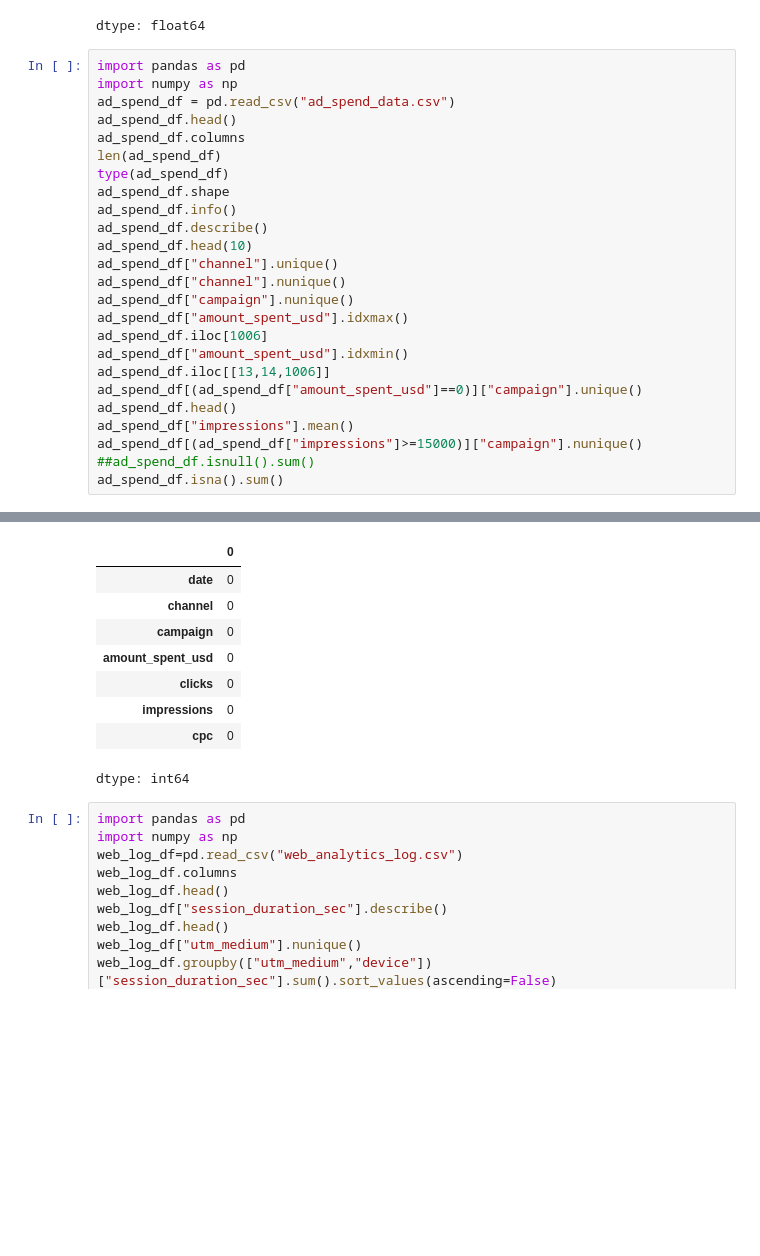
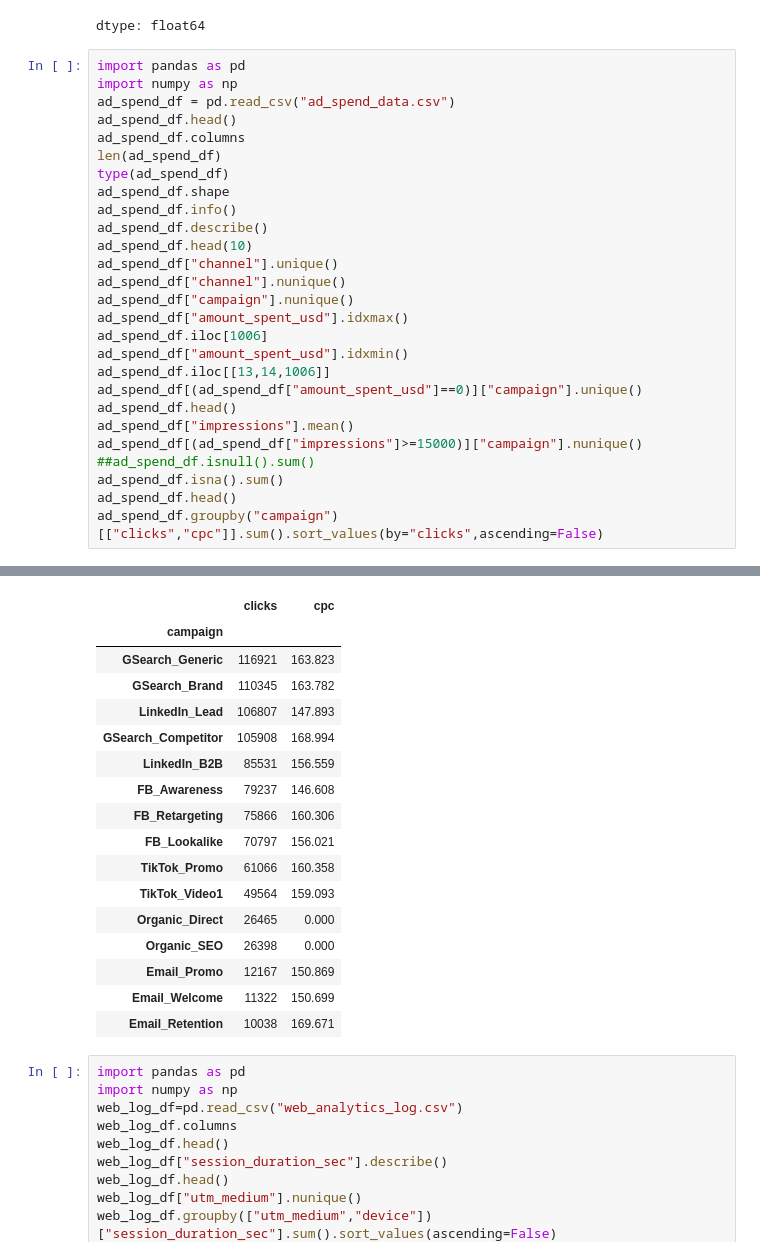
Before and after one commit to banerjee109/Infotact-Data-Team-2, a Jupyter notebook: Assignmenet_1_Roughbook.ipynb, the cells around one changed output, grey strips where cells are left out. Drawn from its saved outputs; the diff is of its cells as text; blank space fills up the shorter version.

Commit message:
Tracked total amount of cpc and aggregate clicks across all campaigns in ad_spend_df

```diff
--- a/Assignmenet_1_Roughbook.ipynb
+++ b/Assignmenet_1_Roughbook.ipynb
@@ -235,42 +235,52 @@ ad_spend_df.info()
 ad_spend_df.describe()
 ad_spend_df.head(10)
 ad_spend_df["channel"].unique()
 ad_spend_df["channel"].nunique()
 ad_spend_df["campaign"].nunique()
 ad_spend_df["amount_spent_usd"].idxmax()
 ad_spend_df.iloc[1006]
 ad_spend_df["amount_spent_usd"].idxmin()
 ad_spend_df.iloc[[13,14,1006]]
 ad_spend_df[(ad_spend_df["amount_spent_usd"]==0)]["campaign"].unique()
 ad_spend_df.head()
 ad_spend_df["impressions"].mean()
 ad_spend_df[(ad_spend_df["impressions"]>=15000)]["campaign"].nunique()
 ##ad_spend_df.isnull().sum()
 ad_spend_df.isna().sum()
+ad_spend_df.head()
+ad_spend_df.groupby("campaign")[["clicks","cpc"]].sum().sort_values(by="clicks",ascending=False)
 # %% [output]
 <class 'pandas.core.frame.DataFrame'>
 RangeIndex: 1350 entries, 0 to 1349
 Data columns (total 7 columns):
  #   Column            Non-Null Count  Dtype
 ---  ------            --------------  -----
  0   date              1350 non-null   object
  1   channel           1350 non-null   object
  2   campaign          1350 non-null   object
  3   amount_spent_usd  1350 non-null   float64
  4   clicks            1350 non-null   int64
  5   impressions       1350 non-null   int64
  6   cpc               1350 non-null   float64
 dtypes: float64(2), int64(2), object(3)
 memory usage: 74.0+ KB
-|  | 0 |
-| date | 0 |
-| channel | 0 |
-| campaign | 0 |
-| amount_spent_usd | 0 |
-| clicks | 0 |
-| impressions | 0 |
-| cpc | 0 |
+|  | clicks | cpc |
+| campaign |  |  |
+| GSearch_Generic | 116921 | 163.823 |
+| GSearch_Brand | 110345 | 163.782 |
+| LinkedIn_Lead | 106807 | 147.893 |
+| GSearch_Competitor | 105908 | 168.994 |
+| LinkedIn_B2B | 85531 | 156.559 |
+| FB_Awareness | 79237 | 146.608 |
+| FB_Retargeting | 75866 | 160.306 |
+| FB_Lookalike | 70797 | 156.021 |
+| TikTok_Promo | 61066 | 160.358 |
+| TikTok_Video1 | 49564 | 159.093 |
+| Organic_Direct | 26465 | 0.000 |
+| Organic_SEO | 26398 | 0.000 |
+| Email_Promo | 12167 | 150.869 |
+| Email_Welcome | 11322 | 150.699 |
+| Email_Retention | 10038 | 169.671 |
-dtype: int64
 # %%
 import pandas as pd
 import numpy as np
```
